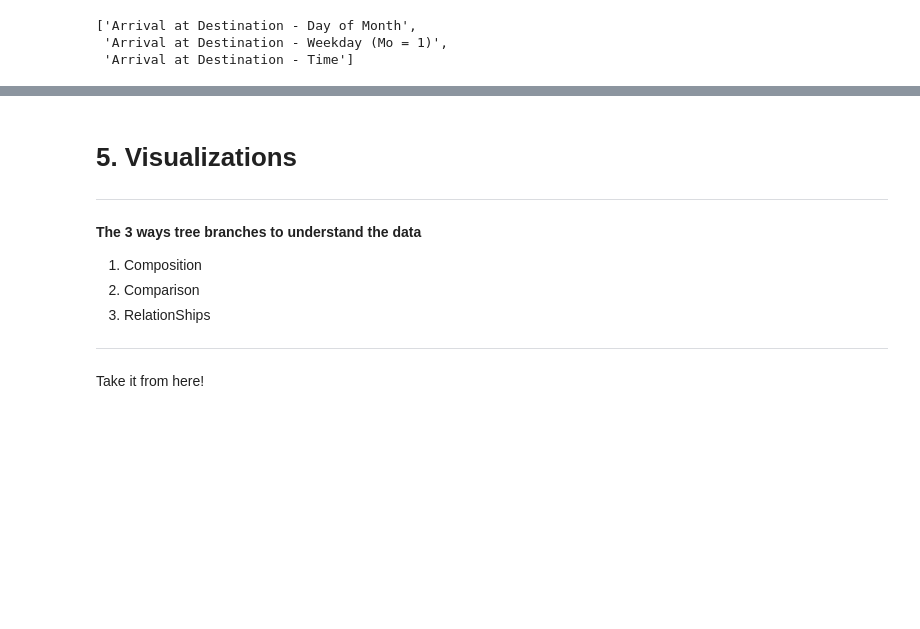
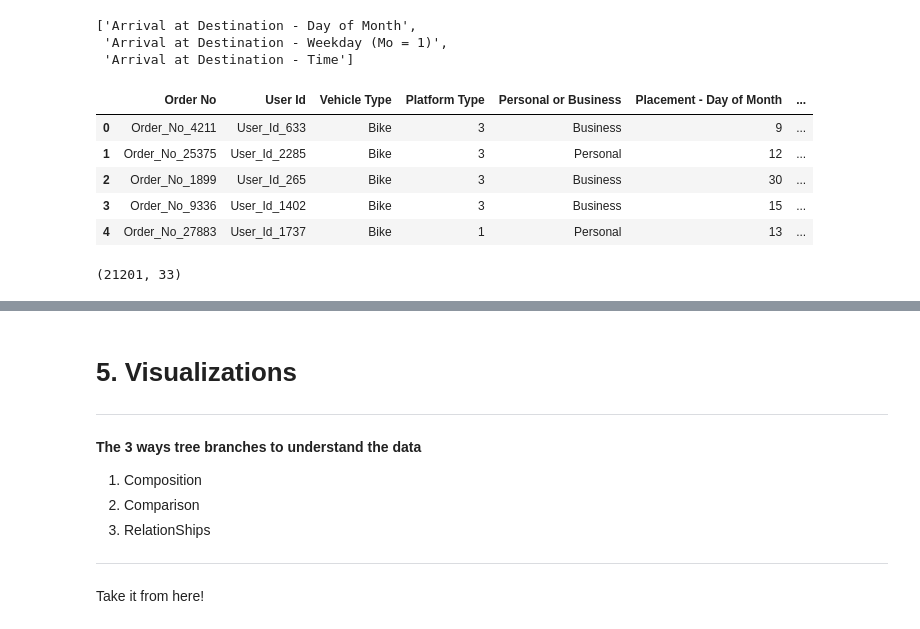
Before and after one commit to Explore-EDSA-2020/Regression-Sendy-Logistics-Challenge, a Jupyter notebook: notebook/Sendy_logistics_EDA.ipynb, the cells around one changed output, grey strips where cells are left out. Cells and saved outputs as stored; diff of their text form; code cells hidden in the pictures; blank space fills up the shorter version.

Commit message:
quck analysis on train data without report

```diff
--- a/notebook/Sendy_logistics_EDA.ipynb
+++ b/notebook/Sendy_logistics_EDA.ipynb
@@ -220,3 +276,18 @@ column_test = test_riders.columns.to_list()
 ['Arrival at Destination - Day of Month',
  'Arrival at Destination - Weekday (Mo = 1)',
  'Arrival at Destination - Time']
+# %%
+# view the 1st 5 observations
+train_riders.head()
+# %% [output]
+|  | Order No | User Id | Vehicle Type | Platform Type | Personal or Business | Placement - Day of Month | ... |
+| 0 | Order_No_4211 | User_Id_633 | Bike | 3 | Business | 9 | ... |
+| 1 | Order_No_25375 | User_Id_2285 | Bike | 3 | Personal | 12 | ... |
+| 2 | Order_No_1899 | User_Id_265 | Bike | 3 | Business | 30 | ... |
+| 3 | Order_No_9336 | User_Id_1402 | Bike | 3 | Business | 15 | ... |
+| 4 | Order_No_27883 | User_Id_1737 | Bike | 1 | Personal | 13 | ... |
+# %%
+# get the dimension
+train_riders.shape
+# %% [output]
+(21201, 33)
```
Also changed, not shown: parts of 18 cells of this notebook.
